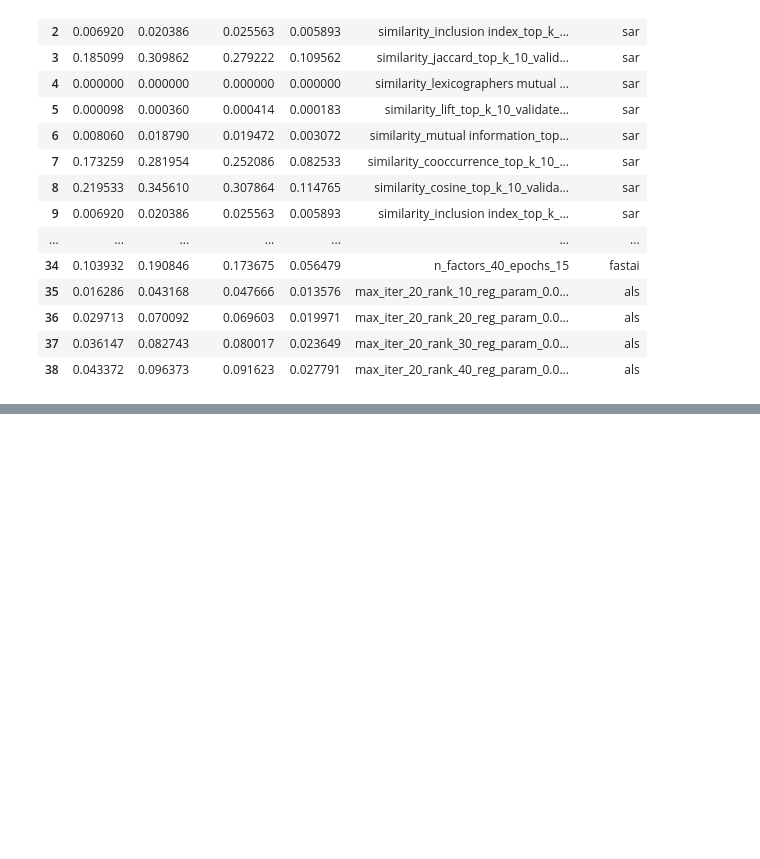
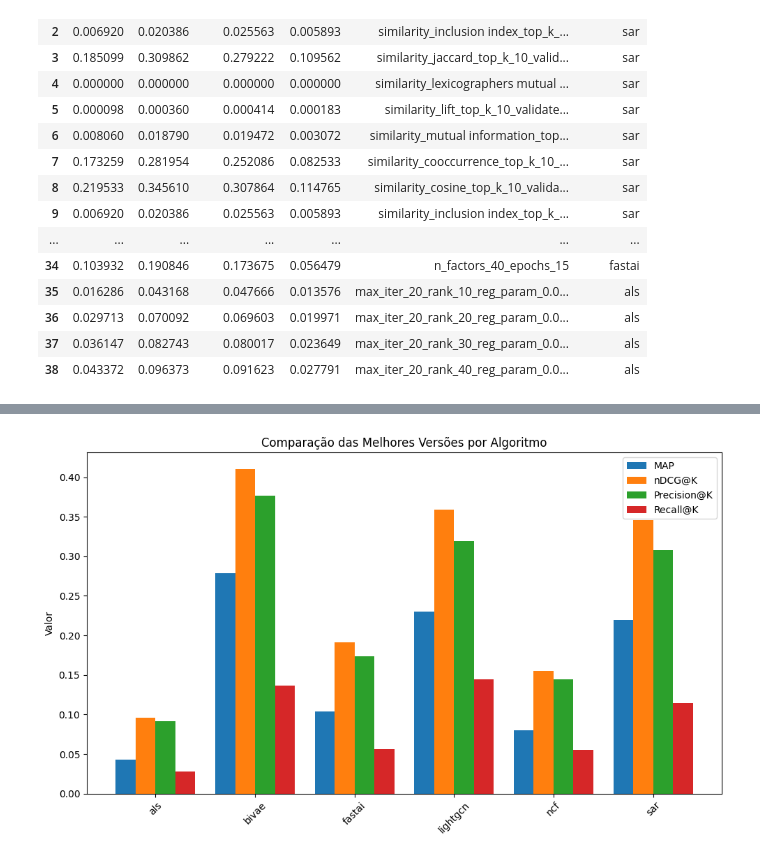
Before and after one commit to hygo2025/cdd-projeto-final, a Jupyter notebook: trabalho.ipynb, the cells around one changed output, grey strips where cells are left out. Drawn from its saved outputs; the diff is of its cells as text; code cells hidden in the pictures; blank space fills up the shorter version.

```diff
--- a/trabalho.ipynb
+++ b/trabalho.ipynb
@@ -1189,35 +1237,10 @@ Arquivo '06_sar_ncf_bivae_lightgcn_fastai_als.csv' copiado de 'cdd/evaluation_re
 # %%
-import pandas as pd
-import matplotlib.pyplot as plt
-import numpy as np
-
-df = pd.read_csv('06_sar_ncf_bivae_lightgcn_fastai_als.csv')
-
-# Exibe as 5 primeiras linhas para conferência
-print(df.head())
-
-metrics = ['MAP', 'nDCG@K', 'Precision@K', 'Recall@K']
 grouped = df.groupby('algorithm')[metrics].mean().reset_index()
 
-fig, axs = plt.subplots(2, 2, figsize=(12, 10))
-axs = axs.flatten()
-
-for i, metric in enumerate(metrics):
-    axs[i].bar(grouped['algorithm'], grouped[metric], color='skyblue')
-    axs[i].set_title(f"Média de {metric} por Algoritmo")
-    axs[i].set_xlabel("Algoritmo")
-    axs[i].set_ylabel(metric)
-    axs[i].tick_params(axis='x', rotation=45)
-
-plt.tight_layout()
-plt.show()
-
 fig, ax = plt.subplots(figsize=(10, 6))
-
 bar_width = 0.2
 x = np.arange(len(grouped['algorithm']))
 
-# Cria uma barra para cada métrica
 for i, metric in enumerate(metrics):
     ax.bar(x + i * bar_width, grouped[metric], width=bar_width, label=metric)
 
@@ -1246,0 +1256,4 @@ plt.show()
+# %%
+df_best = df.loc[df.groupby('algorithm')['nDCG@K'].idxmax()].reset_index(drop=True)
+print("Melhores versões por algoritmo:")
+df_best[['algorithm', 'version', 'MAP', *metrics]]
@@ -1246,0 +1269,18 @@ plt.show()
+# %%
+x = np.arange(len(df_best['algorithm']))
+bar_width = 0.2
+
+fig, ax = plt.subplots(figsize=(10, 6))
+
+for i, metric in enumerate(metrics):
+    ax.bar(x + i * bar_width, df_best[metric], width=bar_width, label=metric)
+
+ax.set_xticks(x + bar_width * (len(metrics) - 1) / 2)
+ax.set_xticklabels(df_best['algorithm'], rotation=45)
+ax.set_ylabel("Valor")
+ax.set_title("Comparação das Melhores Versões por Algoritmo")
+ax.legend()
+plt.tight_layout()
+plt.show()
+# %% [output]
+[figure, added]
```
Also changed, not shown: parts of 7 cells of this notebook.
